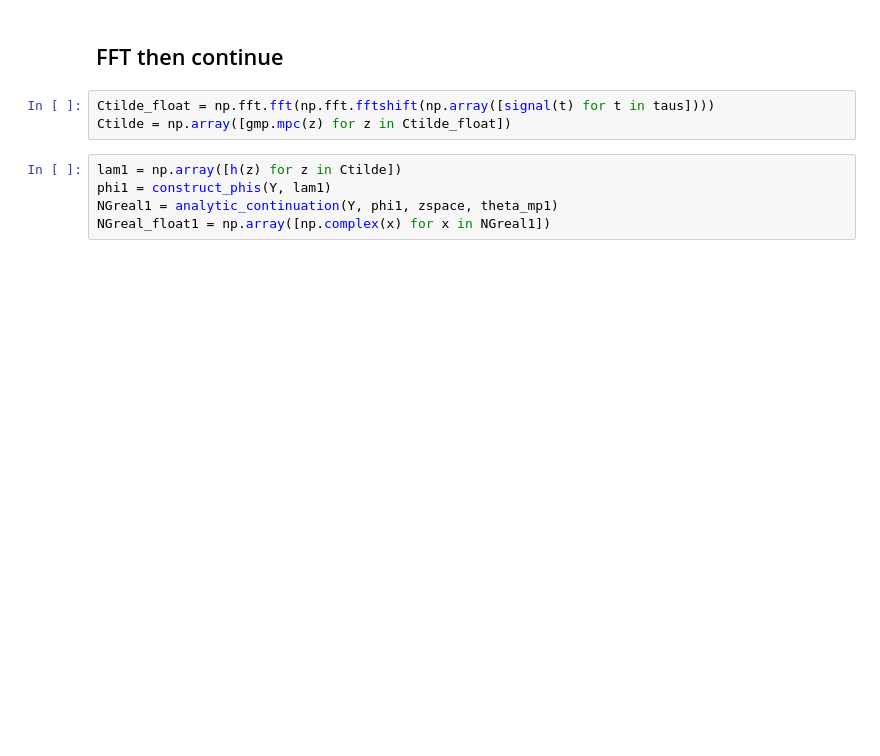
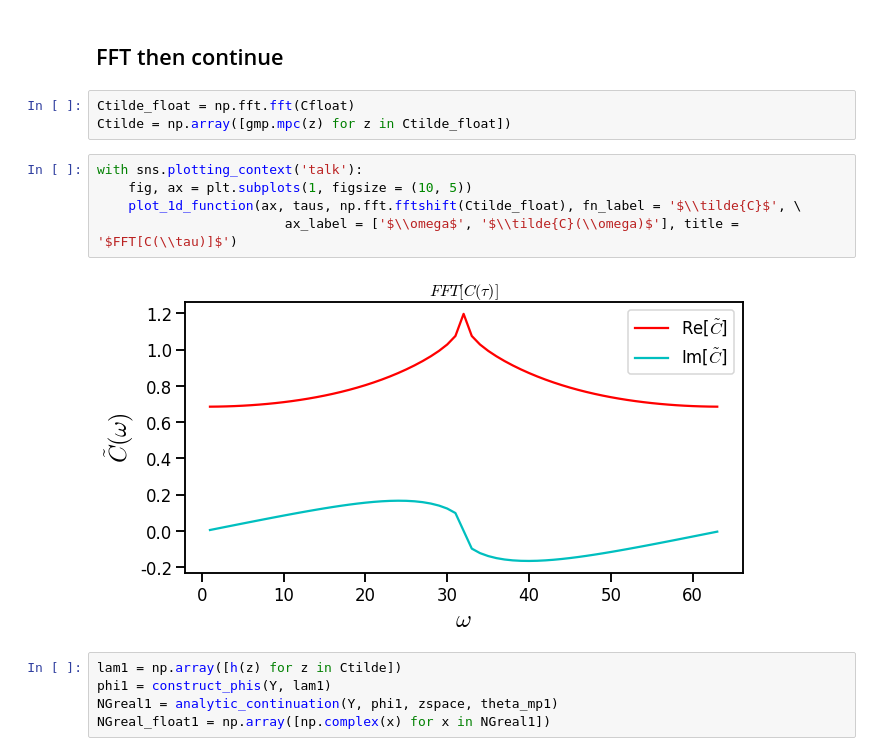
Before and after one commit to poare/lqcd, a Jupyter notebook: spectral/python_scripts/Spectral.ipynb, the cells around one changed output. Drawn from its saved outputs; the diff is of its cells as text; blank space fills up the shorter version.

```diff
--- a/spectral/python_scripts/Spectral.ipynb
+++ b/spectral/python_scripts/Spectral.ipynb
@@ -60,8 +82,15 @@ zspace = np.array([gmp.mpc(z, eta) for z in zmesh])
 # %% [markdown]
 ## FFT then continue
 # %%
-Ctilde_float = np.fft.fft(np.fft.fftshift(np.array([signal(t) for t in taus])))
+Ctilde_float = np.fft.fft(Cfloat)
 Ctilde = np.array([gmp.mpc(z) for z in Ctilde_float])
+# %%
+with sns.plotting_context('talk'):
+    fig, ax = plt.subplots(1, figsize = (10, 5))
+    plot_1d_function(ax, taus, np.fft.fftshift(Ctilde_float), fn_label = '$\\tilde{C}$', \
+                        ax_label = ['$\\omega$', '$\\tilde{C}(\\omega)$'], title = '$FFT[C(\\tau)]$')
+# %% [output]
+[figure, added]
 # %%
 lam1 = np.array([h(z) for z in Ctilde])
 phi1 = construct_phis(Y, lam1)
```
Also changed, not shown: parts of 22 cells of this notebook, 16 other files.
